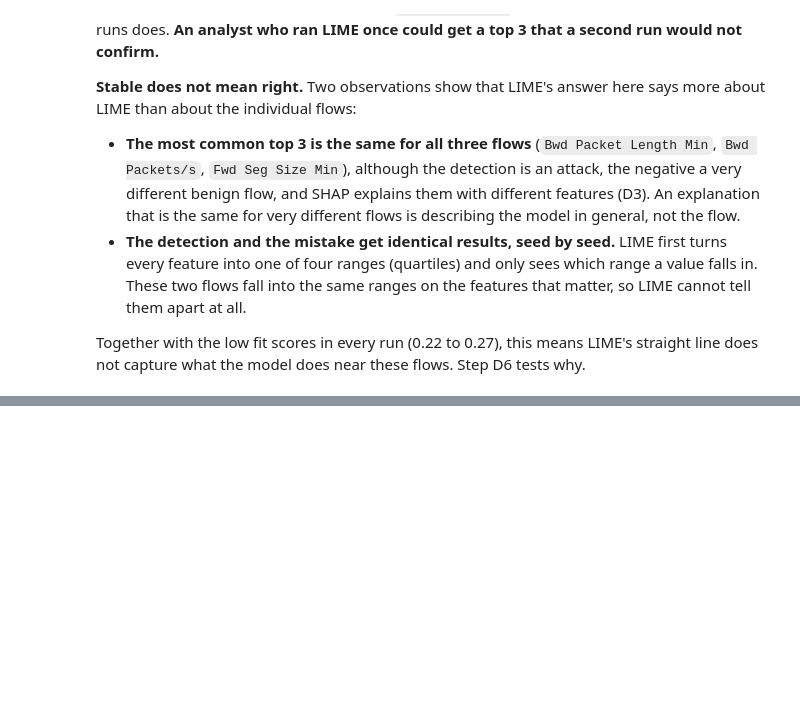
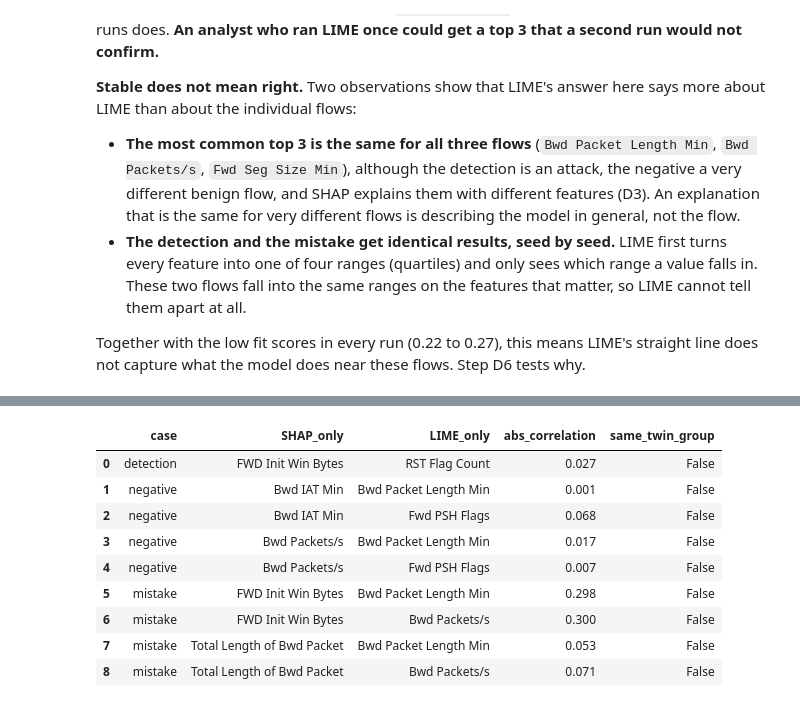
Before and after one commit to steve-nt/AI-for-Cybersecurity-Final-Mini-Project, a Jupyter notebook: parts/30_explanation.ipynb, the cells around one changed output, grey strips where cells are left out. Saved outputs shown, nothing was run; the diff lists cells and outputs as text; code cells hidden in the pictures; blank space fills up the shorter version.

```diff
--- a/parts/30_explanation.ipynb
+++ b/parts/30_explanation.ipynb
@@ -662,0 +763,35 @@ capture what the model does near these flows. Step D6 tests why.
+# %%
+# STEP D6
+# Experiment 3: twins. Correlation on the training set between each feature only SHAP has in its top 3
+# and each feature only LIME has (default LIME, D3).
+rows = []
+for name in CASES:
+    shap_top3 = set(case_shap[name].abs().sort_values(ascending=False).index[:3])
+    lime_top3 = set(case_lime[name]["weights"].abs().sort_values(ascending=False).index[:3])
+    for f_shap in sorted(shap_top3 - lime_top3):
+        for f_lime in sorted(lime_top3 - shap_top3):
+            rows.append({"case": name, "SHAP_only": f_shap, "LIME_only": f_lime,
+                         "abs_correlation": abs(X_train[f_shap].corr(X_train[f_lime])),
+                         "same_twin_group": (GLOSSARY.loc[f_shap, "twin_group"] == GLOSSARY.loc[f_lime, "twin_group"])
+                                            if pd.notna(GLOSSARY.loc[f_shap, "twin_group"]) else False})
+d6_twins = pd.DataFrame(rows)
+
+# One table with every experiment for the report.
+investigation = pd.concat([
+    d6_variants.assign(experiment="1 discretisation and 4 local fit"),
+    d6_samples.assign(experiment="2 number of samples"),
+    d6_twins.assign(experiment="3 twins"),
+], ignore_index=True)
+investigation.to_csv(TABLES / "D6_investigation.csv", index=False, float_format="%.4f")
+d6_twins.round(3)
+# %% [output]
+|  | case | SHAP_only | LIME_only | abs_correlation | same_twin_group |
+| 0 | detection | FWD Init Win Bytes | RST Flag Count | 0.027 | False |
+| 1 | negative | Bwd IAT Min | Bwd Packet Length Min | 0.001 | False |
+| 2 | negative | Bwd IAT Min | Fwd PSH Flags | 0.068 | False |
+| 3 | negative | Bwd Packets/s | Bwd Packet Length Min | 0.017 | False |
+| 4 | negative | Bwd Packets/s | Fwd PSH Flags | 0.007 | False |
+| 5 | mistake | FWD Init Win Bytes | Bwd Packet Length Min | 0.298 | False |
+| 6 | mistake | FWD Init Win Bytes | Bwd Packets/s | 0.300 | False |
+| 7 | mistake | Total Length of Bwd Packet | Bwd Packet Length Min | 0.053 | False |
+| 8 | mistake | Total Length of Bwd Packet | Bwd Packets/s | 0.071 | False |
```
Also changed, not shown: parts of 6 cells of this notebook, 4 other files.
